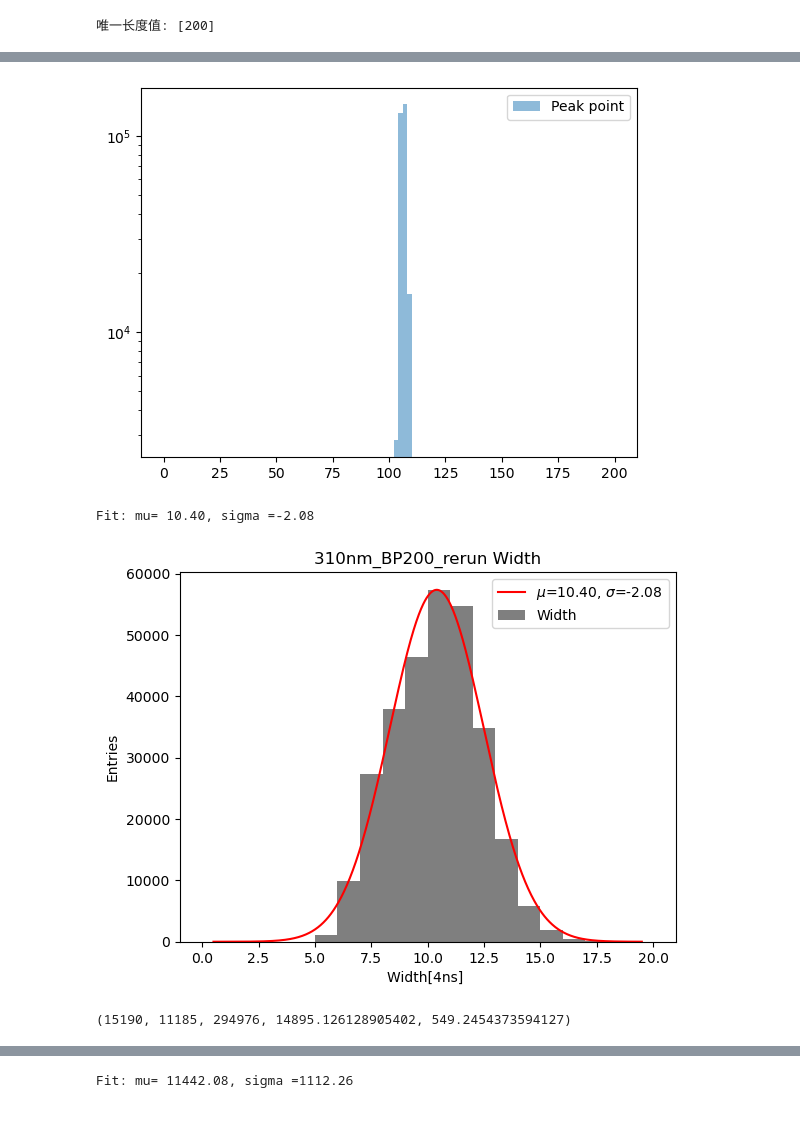
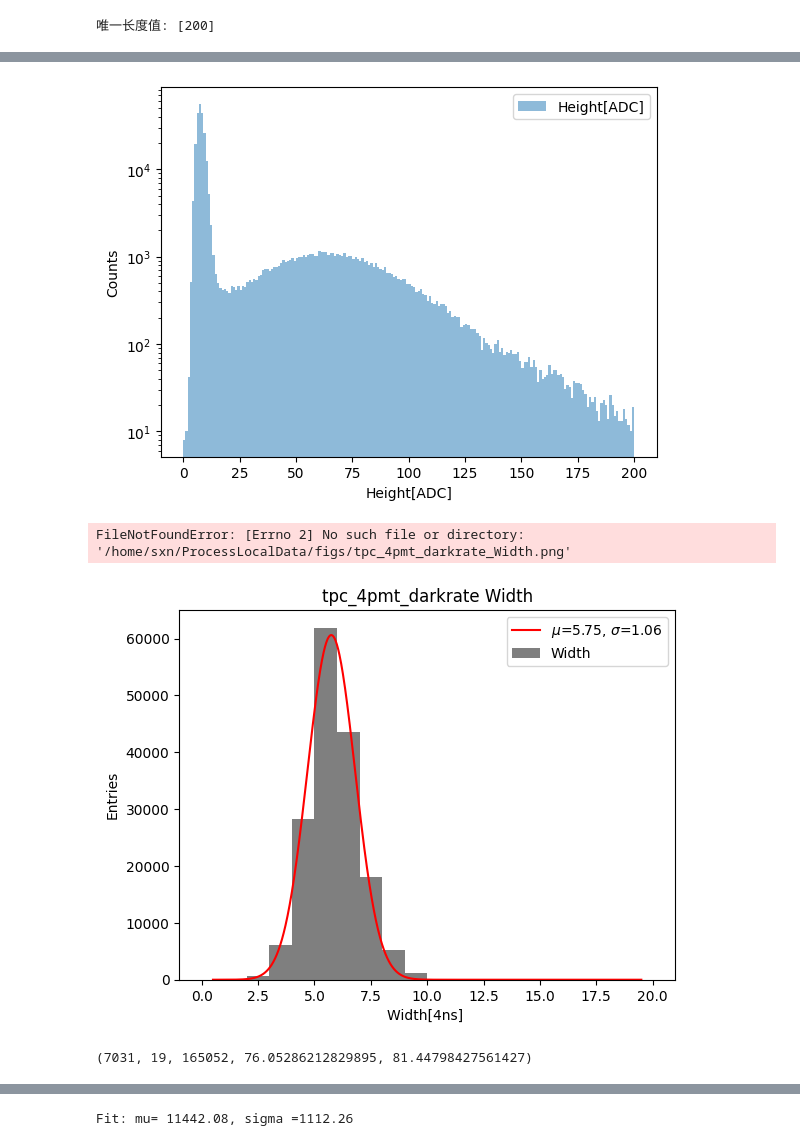
Before and after one commit to Westlake-University-Lsc-lab/ProcessLocalData, a Jupyter notebook: darkrate.ipynb, the cells around one changed output, grey strips where cells are left out. Cells and saved outputs as stored; diff of their text form; code cells hidden in the pictures; blank space fills up the shorter version.

```diff
--- a/darkrate.ipynb
+++ b/darkrate.ipynb
@@ -64,7 +64,7 @@ import analysis_data as ad
 #### BP200 reference
 # f = 'runlist/reference_ext_420nm_ref_1_processed'
 ####f = 'runlist/reference_ext_310nm_ref_1_processed'
-f = 'runlist/reference_ext_254nm_BP220_ref_processed'
+# f = 'runlist/reference_ext_254nm_BP220_ref_processed'
 
 ##310 rerun------------------------------
 # f = 'runlist/reference_ext_310nm_BP200_ref_processed'
@@ -76,10 +76,25 @@ f = 'runlist/reference_ext_254nm_BP220_ref_processed'
 # f = 'runlist/reference_ext_254nm_SP395_ref_rerun_processed'
 # f = 'runlist/reference_ext_254nm_SP395_rerun_processed'
 
-# f = 'runlist/darkrate_veiw_processed'
+# f = 'runlist/tpc_4pmt_led_run1_processed'
+# f="runlist/tpc_4pmt_led_fiber_run0_processed"
+# f="runlist/tpc_4pmt_smallled_run0_processed"
+# f="runlist/tpc_4pmt_smallled_run1_processed"
+# f="runlist/tpc_4pmt_smallled_run2_processed"
+# f="runlist/tpc_4pmt_smallled_run3_processed"
+# f="runlist/tpc_4pmt_smallled_run4_processed"
+# f='runlist/tpc_4pmt_darkrate_20250614_run2_processed'
+# f='runlist/tpc_4pmt_led_20250617_run1_processed'
+# f='runlist/tpc_4pmt_led_20250617_round3_run0_processed'
+# f='runlist/tpc_4pmt_darkrate_20250617_round3_run0_processed'
+# f='runlist/tpc_4pmt_led_fiber_20250617_round4_run0_processed'
+# f='runlist/tpc_4pmt_led_fiber_20250617_round5_run0_processed'
+f='runlist/tpc_4pmt_LED_CLA_20250623_run0_processed'
+# f='runlist/tpc_4pmt_LED_CLA_20250623_run1_processed'
+# f='runlist/tpc_4pmt_LED_CLA_20250623_run4_processed'
 
 flist = ad.read_file_names(f)
 df = ad.merge_files(flist)
-df = df[df.Ch == 0]
+# df = df[df.Ch == 1]
 df.head()
 # %% [output]
@@ -144,10 +453,13 @@ pt.plot_waveform_from_df(df, evt_index, 0, 200, title_str=ftag)
 # %%
-plt.hist(df.md, bins=100, range=(0, 200), alpha=0.5, label='Peak point')
+
+plt.hist(df.Hight, bins=200, range=(00, 200), alpha=0.5, label='Height[ADC]')
+plt.xlabel('Height[ADC]')
+plt.ylabel('Counts')
 plt.yscale('log')
 plt.legend()
 plt.show()
 # %% [output]
-[figure, old version]
+[figure, new version]
 # %%
 # # # ch_selec = df.RFOvhight <=  -10
 # # # ch_selec = df.STD <= 6
@@ -156,15 +468,14 @@ plt.show()
 # ch_selec = df.md <= 25
 # df = df[ch_selec ]
 # %%
-
-width_mu, width_err = ad.plot_fit_histgram_vs_Gaussion(df.Width, 20, 0, 20, p0=[1.e4, 1.2E1, 1.E1], file_tag=ftag, xlabel='Width[4ns]', title = 'Width', Save=True)
+# width_mu, width_err = ad.plot_fit_histgram_vs_Gaussion(df.Width, 20, 0, 20, p0=[1.e4, 1.2E1, 1.E1], file_tag=ftag, xlabel='Width[4ns]', title = 'Width', Save=True)
 # %% [output]
-Fit: mu= 10.40, sigma =-2.08
+FileNotFoundError: [Errno 2] No such file or directory: '/home/sxn/ProcessLocalData/figs/tpc_4pmt_darkrate_Width.png'
-[figure, old version]
+[figure, new version]
 # %%
 np.max(df.Hight), np.min(df.Hight), len(df.Hight), np.mean(df.Hight), np.std(df.Hight)
 # %% [output]
-(15190, 11185, 294976, 14895.126128905402, 549.2454373594127)
+(7031, 19, 165052, 76.05286212829895, 81.44798427561427)
 # %%
 # plt.hist(df.Hight, bins=100, range=(np.min(df.Hight), np.max(df.Hight)), alpha=0.5, label=' Hight')# plt.yscale('log')
 # plt.show()
```
Also changed, not shown: parts of 21 cells of this notebook, 8 other files.
